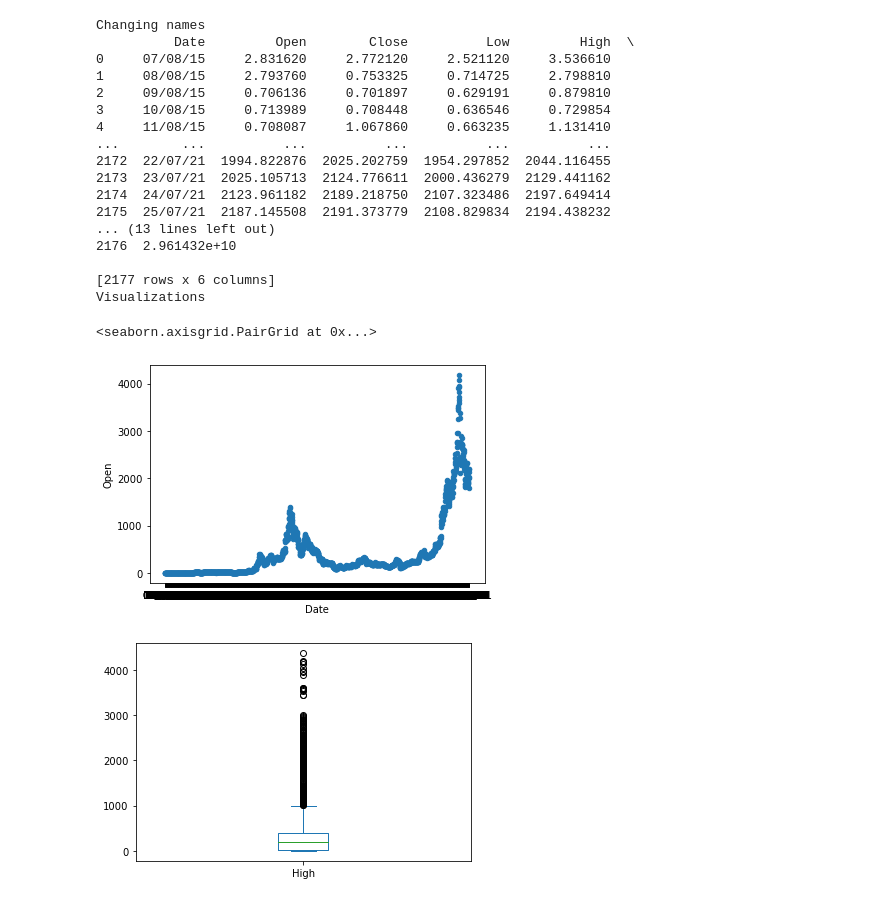
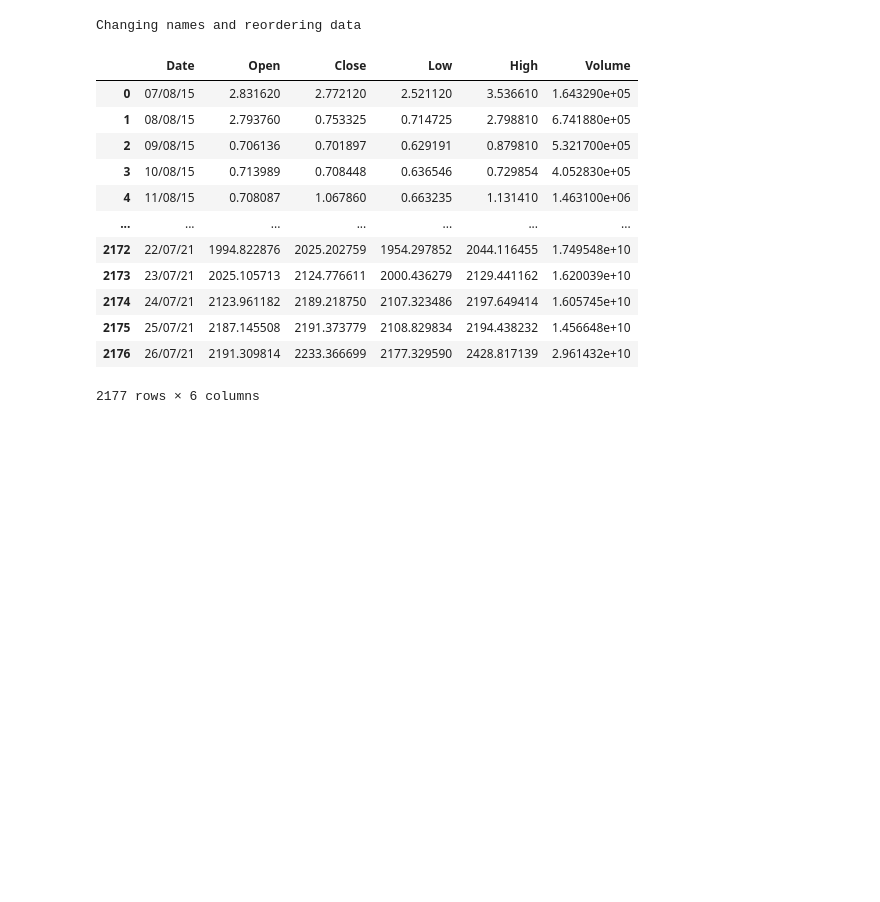
Before and after one commit to data301-2021-winter1/project-group08-project, a Jupyter notebook: notebooks/Colinmillette.ipynb, the cells around one changed output. Drawn from its saved outputs; the diff is of its cells as text; code cells hidden in the pictures; blank space fills up the shorter version.

```diff
--- a/notebooks/Colinmillette.ipynb
+++ b/notebooks/Colinmillette.ipynb
@@ -24,35 +35,25 @@ df
 # %%
 import pandas as pd
 import seaborn as sns
-df = pd.read_csv('C:/Users/mille/school/year3/Data301/project-group08-project/data/processed/etherium cleaned.csv');
-print('Changing names')
-df = df.dropna(axis=0)
-df = df.reindex(columns=['Date','Open','Close','Low','High','Volume'])
-df = df.iloc[::-1]
-df=df.reset_index(drop=True)
-print(df)
-print('Visualizations')
-df.plot(kind='scatter', x='Date', y='Open')
-df.plot(kind='box', x='Date', y='High')
-sns.pairplot(df)
+eth = pd.read_csv('C:/Users/mille/school/year3/Data301/project-group08-project/data/processed/etherium cleaned.csv');
+print('\033[1m'+'Changing names and reordering data'+'\033[0m')
+eth = eth.dropna(axis=0)
+eth = eth.reindex(columns=['Date','Open','Close','Low','High','Volume'])
+eth = eth.iloc[::-1]
+eth = eth.reset_index(drop=True)
+eth
 # %% [output]
-Changing names
-          Date         Open        Close          Low         High  \
-0     07/08/15     2.831620     2.772120     2.521120     3.536610
-1     08/08/15     2.793760     0.753325     0.714725     2.798810
-2     09/08/15     0.706136     0.701897     0.629191     0.879810
-3     10/08/15     0.713989     0.708448     0.636546     0.729854
-4     11/08/15     0.708087     1.067860     0.663235     1.131410
-...        ...          ...          ...          ...          ...
-2172  22/07/21  1994.822876  2025.202759  1954.297852  2044.116455
-2173  23/07/21  2025.105713  2124.776611  2000.436279  2129.441162
-2174  24/07/21  2123.961182  2189.218750  2107.323486  2197.649414
-2175  25/07/21  2187.145508  2191.373779  2108.829834  2194.438232
-... (13 lines left out)
-2176  2.961432e+10
-
-[2177 rows x 6 columns]
-Visualizations
+Changing names and reordering data
+|  | Date | Open | Close | Low | High | Volume |
+| 0 | 07/08/15 | 2.831620 | 2.772120 | 2.521120 | 3.536610 | 1.643290e+05 |
+| 1 | 08/08/15 | 2.793760 | 0.753325 | 0.714725 | 2.798810 | 6.741880e+05 |
+| 2 | 09/08/15 | 0.706136 | 0.701897 | 0.629191 | 0.879810 | 5.321700e+05 |
+| 3 | 10/08/15 | 0.713989 | 0.708448 | 0.636546 | 0.729854 | 4.052830e+05 |
+| 4 | 11/08/15 | 0.708087 | 1.067860 | 0.663235 | 1.131410 | 1.463100e+06 |
+| ... | ... | ... | ... | ... | ... | ... |
+| 2172 | 22/07/21 | 1994.822876 | 2025.202759 | 1954.297852 | 2044.116455 | 1.749548e+10 |
+| 2173 | 23/07/21 | 2025.105713 | 2124.776611 | 2000.436279 | 2129.441162 | 1.620039e+10 |
+| 2174 | 24/07/21 | 2123.961182 | 2189.218750 | 2107.323486 | 2197.649414 | 1.605745e+10 |
+| 2175 | 25/07/21 | 2187.145508 | 2191.373779 | 2108.829834 | 2194.438232 | 1.456648e+10 |
+| 2176 | 26/07/21 | 2191.309814 | 2233.366699 | 2177.329590 | 2428.817139 | 2.961432e+10 |
-<seaborn.axisgrid.PairGrid at 0x...>
+2177 rows × 6 columns
-[figure, removed]
-[figure, removed]
```
Also changed, not shown: parts of 5 cells of this notebook.
